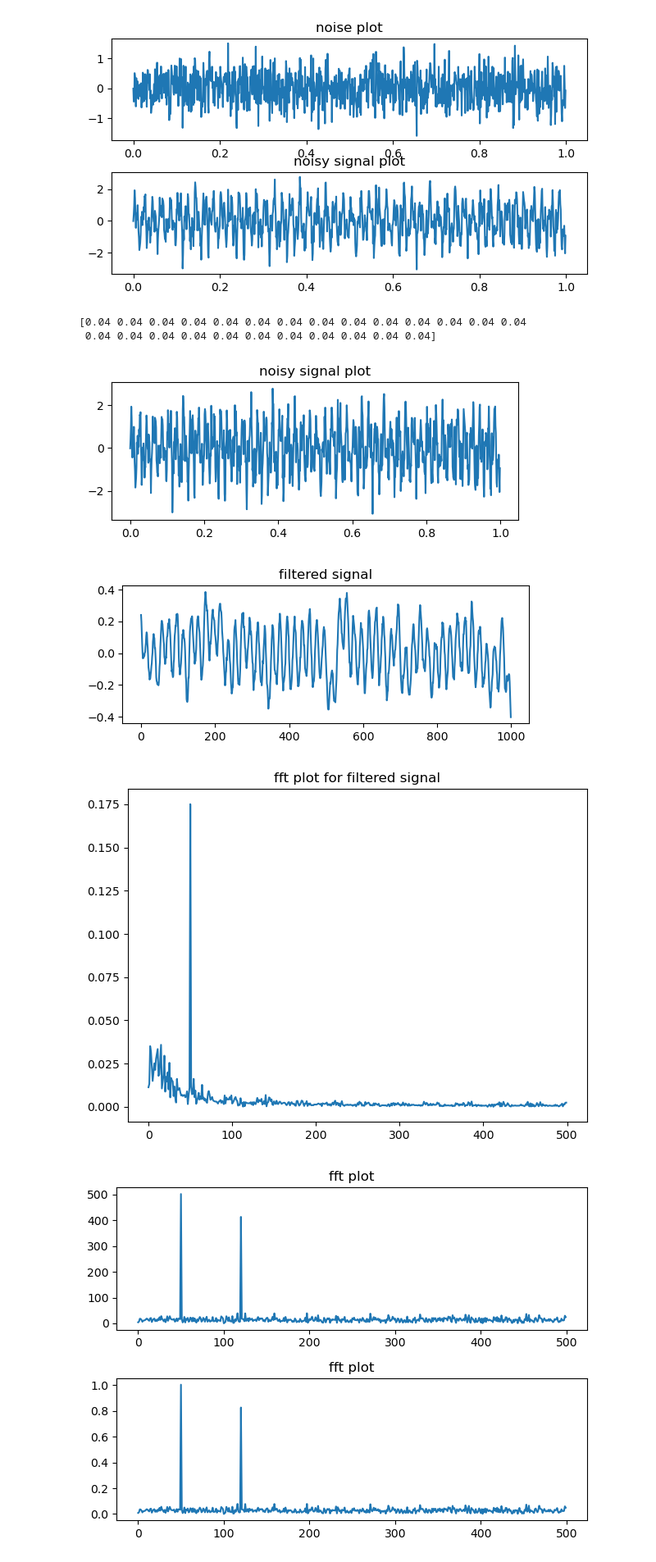
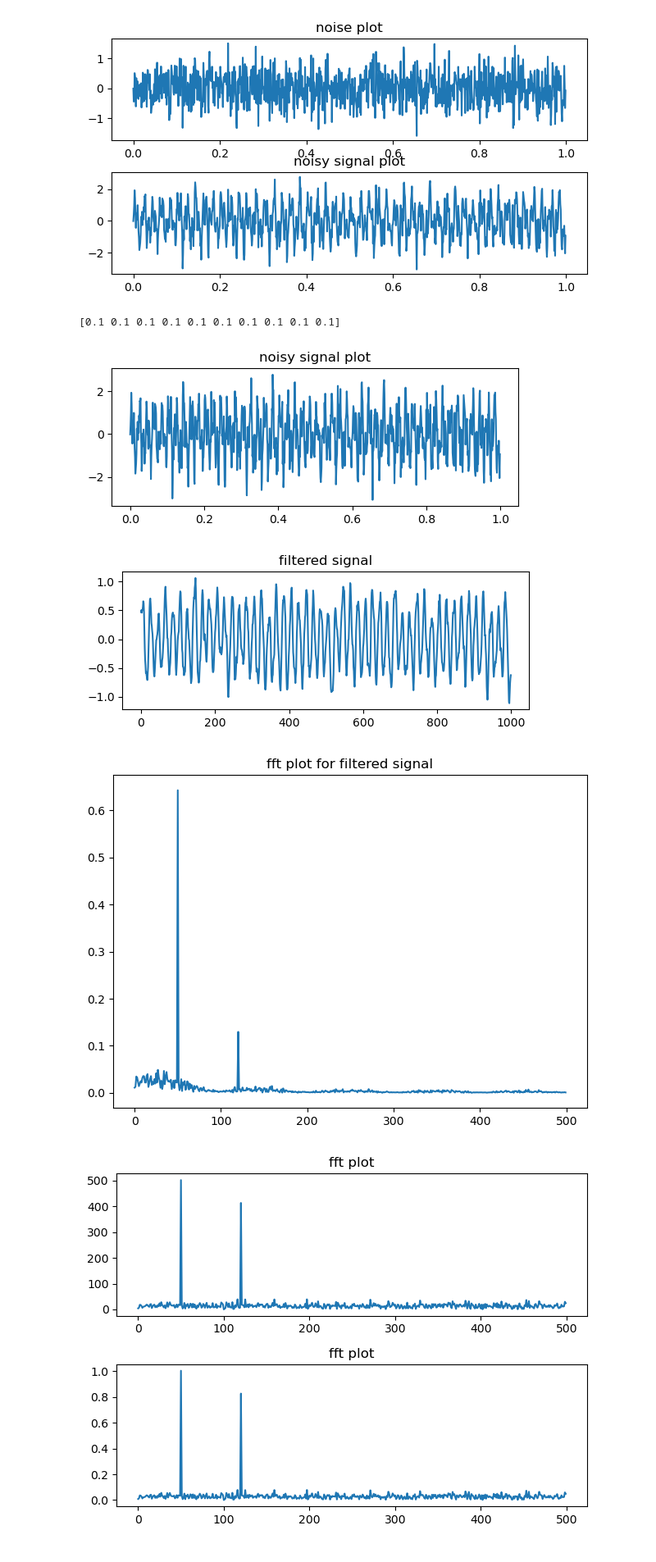
Before and after one commit to MohammedZaid-AI/Signal-processing-with-AI, a Jupyter notebook: Day2.ipynb, the cells around one changed output. Shown at 82% size. Cells and saved outputs as stored; diff of their text form; code cells hidden in the pictures.

```diff
--- a/Day2.ipynb
+++ b/Day2.ipynb
@@ -62,37 +62,36 @@ plt.show()
 [figure]
 # %%
 #filtering the noise using convolution
-flter_size=25
+flter_size=10
 filter_coeff=np.ones(flter_size)/flter_size
 print(filter_coeff)
 conv_signal=convolve(Ynoisy,filter_coeff,mode="same")
 plt.subplot(2,1,1)
 plt.plot(t,Ynoisy)
 plt.title("noisy signal plot")
 plt.show()
 #plot the output signal
 plt.subplot(2,1,2)
 plt.plot(np.arange(len(Ynoisy)),conv_signal)
 plt.title("filtered signal")
 plt.show()
 
 
 Yfft=np.fft.fft(conv_signal)
 N=len(conv_signal) #number of samples(bins)
 #to get acctual frequency values apply freqz function
 Freqs=np.fft.fftfreq(N,d=T)
 #fft computed also ha"s positive and equivalent negative frequencies
 plt.title("fft plot for filtered signal")
 # plt.subplot(2,1,3)
 plt.plot(Freqs[:N//2],np.abs(Yfft[:N//2]) *2/N)
 plt.tight_layout()
 plt.show()
 # %% [output]
-[0.04 0.04 0.04 0.04 0.04 0.04 0.04 0.04 0.04 0.04 0.04 0.04 0.04 0.04
- 0.04 0.04 0.04 0.04 0.04 0.04 0.04 0.04 0.04 0.04 0.04]
+[0.1 0.1 0.1 0.1 0.1 0.1 0.1 0.1 0.1 0.1]
 [figure]
-[figure, old version]
+[figure, new version]
-[figure, old version]
+[figure, new version]
 # %%
 Yfft=np.fft.fft(Ynoisy)
 N=len(Ynoisy) #number of samples(bins)
```
Also changed, not shown: parts of 8 cells of this notebook.
